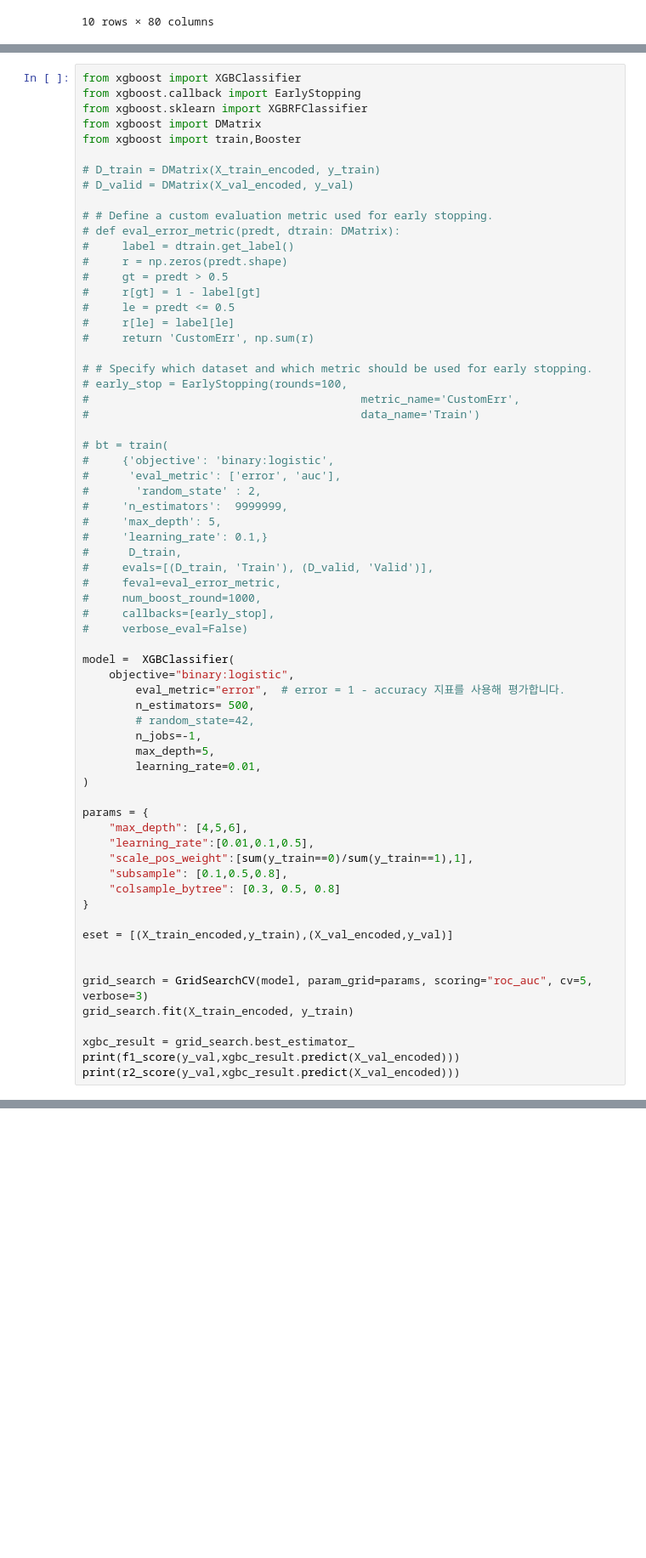
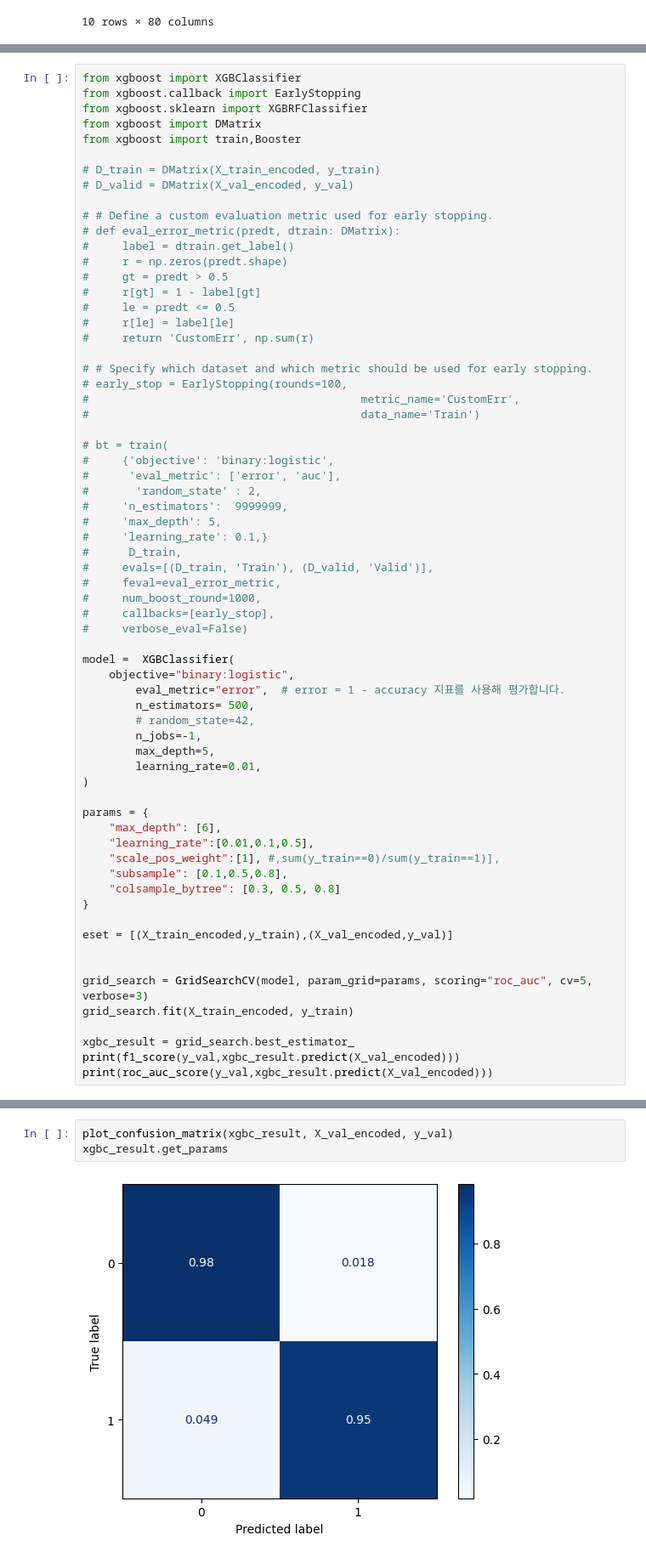
Before and after one commit to Gavintain/project2, a Jupyter notebook: code/csv_analyze.ipynb, the cells around one changed output, grey strips where cells are left out. Shown at 85% size. Drawn from its saved outputs; the diff is of its cells as text; blank space fills up the shorter version.

```diff
--- a/code/csv_analyze.ipynb
+++ b/code/csv_analyze.ipynb
@@ -316,9 +330,9 @@ model =  XGBClassifier(
 )
 
 params = {
-    "max_depth": [4,5,6],
+    "max_depth": [6],
     "learning_rate":[0.01,0.1,0.5],
-    "scale_pos_weight":[sum(y_train==0)/sum(y_train==1),1],
+    "scale_pos_weight":[1], #,sum(y_train==0)/sum(y_train==1)],
     "subsample": [0.1,0.5,0.8],
     "colsample_bytree": [0.3, 0.5, 0.8]
 }
@@ -331,5 +345,5 @@ grid_search.fit(X_train_encoded, y_train)
 
 xgbc_result = grid_search.best_estimator_
 print(f1_score(y_val,xgbc_result.predict(X_val_encoded)))
-print(r2_score(y_val,xgbc_result.predict(X_val_encoded)))
+print(roc_auc_score(y_val,xgbc_result.predict(X_val_encoded)))
 # %% [output]
@@ -380,0 +379,5 @@ Name: Violations, Length: 373, dtype: object
+# %%
+plot_confusion_matrix(xgbc_result, X_val_encoded, y_val)
+xgbc_result.get_params
+# %% [output]
+[figure, added]
```
Also changed, not shown: parts of 21 cells of this notebook.
